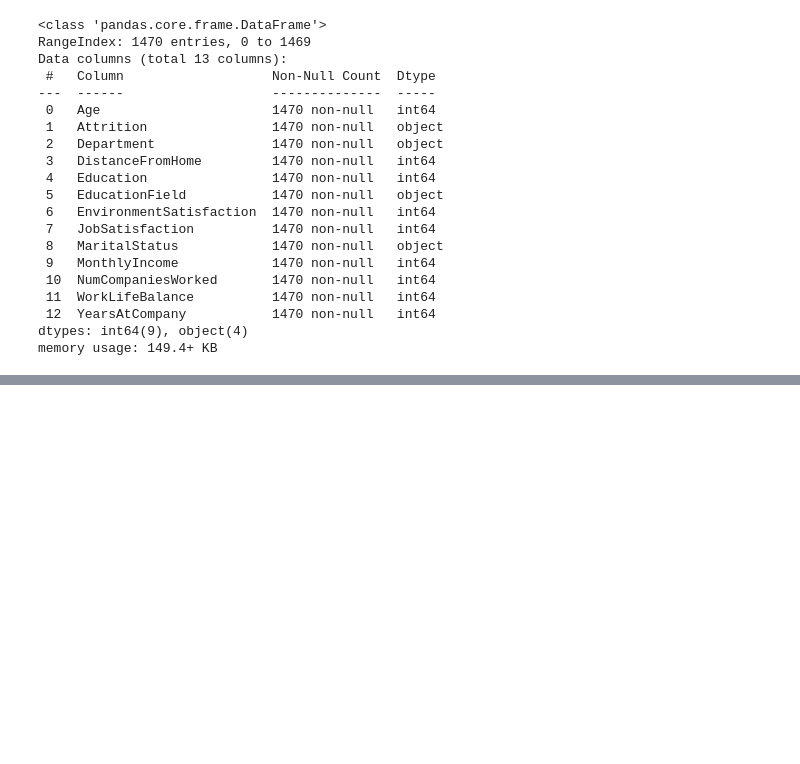
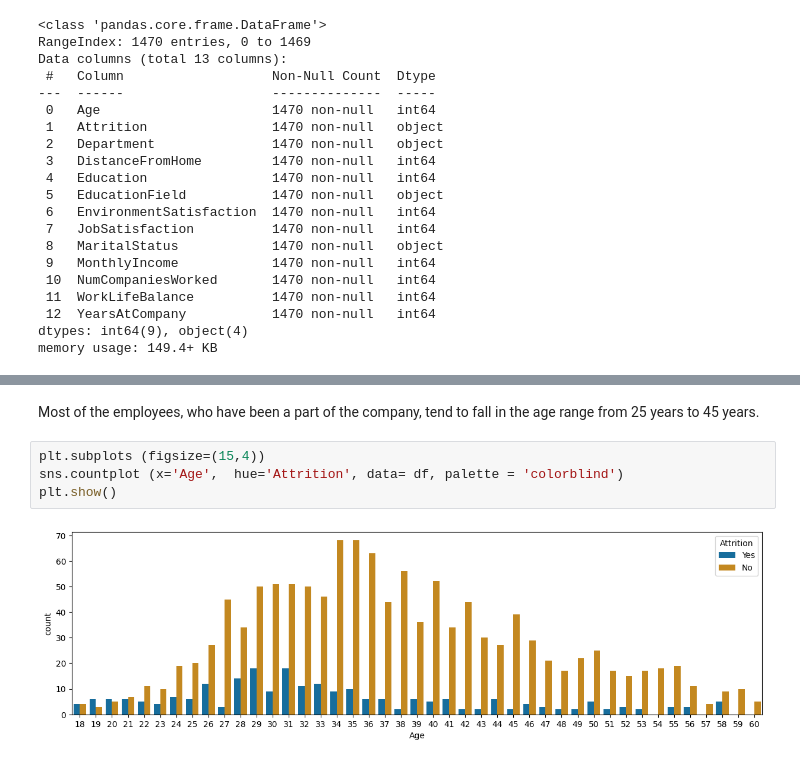
Before and after one commit to Geethasaran/E-Commerce-_Employee-Attrition-Rate, a Jupyter notebook: FINAL_PROJECT_Employee_Attrition_Rate.ipynb, the cells around one changed output, grey strips where cells are left out. Drawn from its saved outputs; the diff is of its cells as text; blank space fills up the shorter version.

```diff
--- a/FINAL_PROJECT_Employee_Attrition_Rate.ipynb
+++ b/FINAL_PROJECT_Employee_Attrition_Rate.ipynb
@@ -42,0 +125,8 @@ memory usage: 149.4+ KB
+# %% [markdown]
+Most of the employees, who have been a part of the company, tend to fall in the age range from 25 years to 45 years.
+# %%
+plt.subplots (figsize=(15,4))
+sns.countplot (x='Age',  hue='Attrition', data= df, palette = 'colorblind')
+plt.show()
+# %% [output]
+[figure, added]
```
Also changed, not shown: parts of 37 cells of this notebook.
